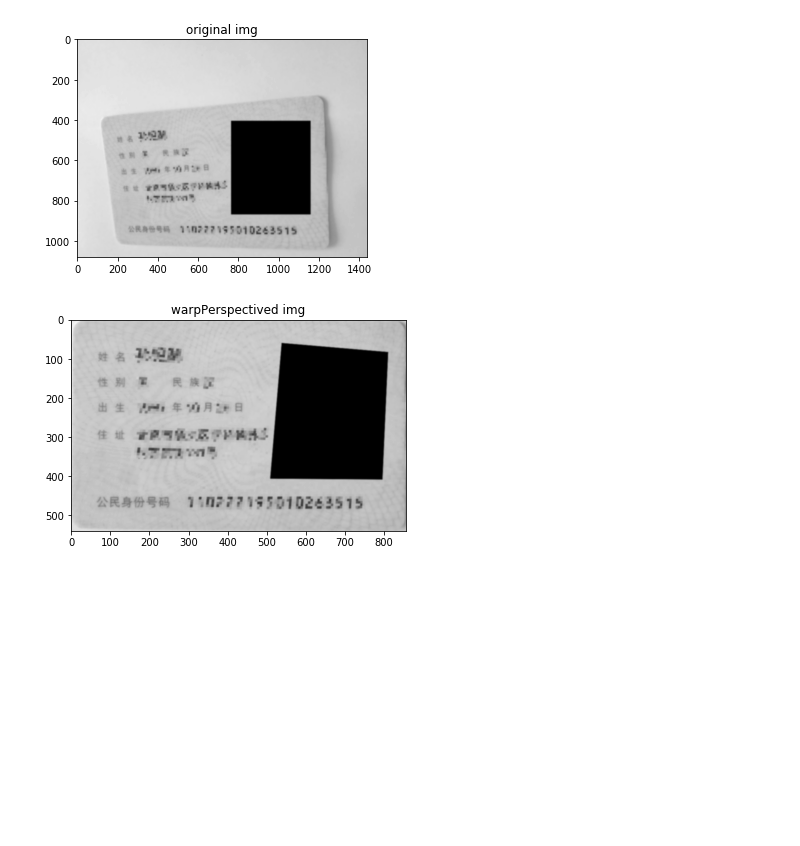
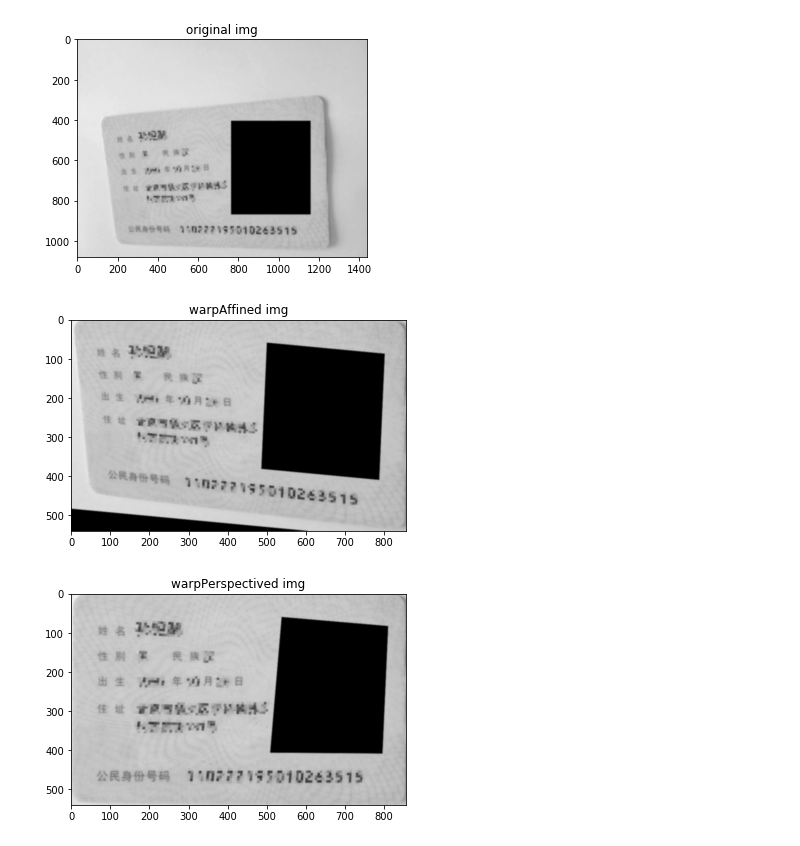
Before and after one commit to lzneu/letGo, a Jupyter notebook: template/template.ipynb, the cells around one changed output. Drawn from its saved outputs; the diff is of its cells as text; code cells hidden in the pictures; blank space fills up the shorter version.

```diff
--- a/template/template.ipynb
+++ b/template/template.ipynb
@@ -9,7 +9,7 @@ import re
 
 
 img_path = './2019714145258dama-redacted.png'
-txt_path = '/Users/lz/tmp/idcard_pos500/idcard_pos500_txt/2763530_324.txt'
+txt_path = './2763530_324.txt'
 
 
 img = cv2.imread(img_path, 0)
@@ -24,31 +24,32 @@ with open(txt_path, 'r', encoding='utf-8') as f:
 xDim, yDim = img.shape[1], img.shape[0]
 pt1 = (rec[0], rec[1])
 pt2 = (rec[2], rec[3])
 pt3 = (rec[4], rec[5])
 pt4 = (rec[6], rec[7])
 pts = np.array([pt1, pt2, pt3, pt4], np.int32)
 # 这里选择身份证的真实尺寸
 H_rows, W_cols= 540, 856
 # 原图中的四个角点(左上、右上、右下, 左下),与变换后矩阵位置
 pts1 = np.float32([pt1, pt2, pt3])
 pts2 = np.float32([[0, 0],[W_cols,0],[W_cols, H_rows]])
 
 # 生成仿射变换矩阵；进行仿射变换
 M = cv2.getAffineTransform(pts1, pts2)
 dst = cv2.warpAffine(img, M, dsize=(W_cols,H_rows))
 plt.imshow(dst, cmap='gray', interpolation='bicubic')
 plt.title('warpAffined img')
 plt.show()
 
 
 pts1 = np.float32([pt1, pt2, pt3, pt4])
 pts2 = np.float32([[0, 0],[W_cols,0],[W_cols, H_rows],[0, H_rows],])
 # 生成透视变换矩阵；进行透视变换
 M = cv2.getPerspectiveTransform(pts1, pts2)
 dst = cv2.warpPerspective(img, M, dsize=(W_cols,H_rows))
 plt.imshow(dst, cmap='gray', interpolation='bicubic')
 plt.title('warpPerspectived img')
 plt.show()
 # %% [output]
 [figure]
-[figure, old version]
+[figure, new version]
+[figure, added]
```
Also changed, not shown: parts of 1 cell of this notebook.
